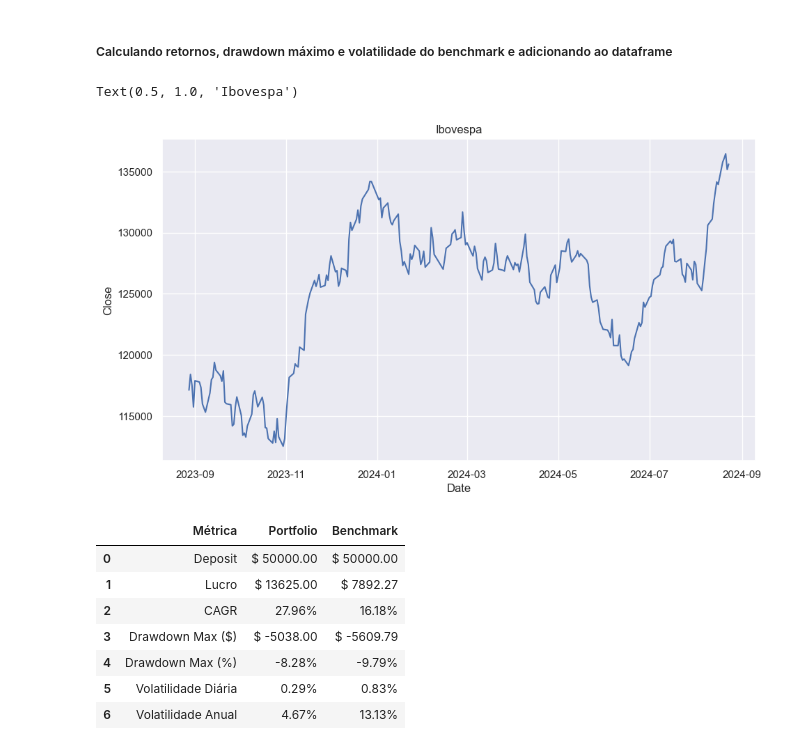
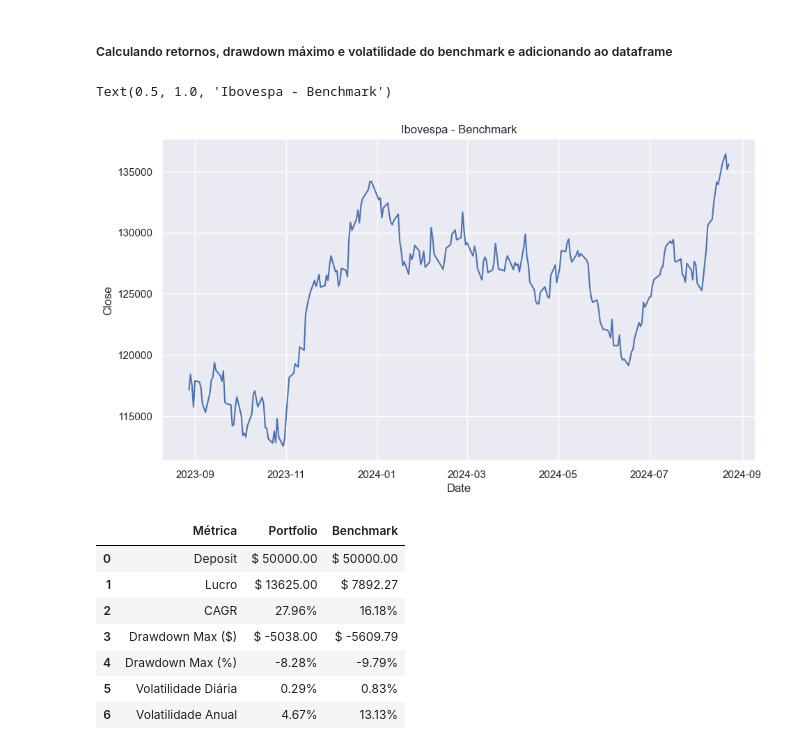
Before and after one commit to davimmoraes/algorithmic-portfolio-live-trading-analysis, a Jupyter notebook: live-trading-portfolio-analysis_PT-BR.ipynb, the cells around one changed output. Cells and saved outputs as stored; diff of their text form; code cells hidden in the pictures.

```diff
--- a/live-trading-portfolio-analysis_PT-BR.ipynb
+++ b/live-trading-portfolio-analysis_PT-BR.ipynb
@@ -237,36 +237,36 @@ drawdown_maximo_percentual_benchmark = (drawdown_maximo_financeiro_benchmark / m
 retornos_diarios_benchmark = close_prices_normalized_benchmark.pct_change().dropna()
 
 # Calcular a volatilidade
 volatilidade_diaria_benchmark = retornos_diarios_benchmark.std() * 100
 
 # Calcular a volatilidade anualizada
 dias_de_negociacao_por_ano = 252
 volatilidade_anualizada_benchmark = volatilidade_diaria_benchmark * np.sqrt(dias_de_negociacao_por_ano)
 
 # Calcular lucro do buy and hold teórico no benchmark
 lucro_benchmark = retorno_absoluto_total_benchmark*initial_deposit
 valor_final_benchmark = initial_deposit + lucro_benchmark
 num_anos = (df['Time'].max() - df['Time'].min()).days / 365.25
 cagr_benchmark= (valor_final_benchmark / initial_deposit) ** (1 / num_anos) - 1
 cagr_benchmark *= 100
 
 # Adicionar nova coluna ao dataframe de métricas para o benchmark
 df_metricas['Benchmark'] = [
     f'$ {initial_deposit:.2f}',
     f'$ {lucro_benchmark:.2f}',
     f'{cagr_benchmark:.2f}%',
     f"$ {drawdown_maximo_financeiro_benchmark:.2f}",
     f"{drawdown_maximo_percentual_benchmark:.2f}%",
     f"{volatilidade_diaria_benchmark:.2f}%",
     f"{volatilidade_anualizada_benchmark:.2f}%",
 ]
 
 plt.figure(figsize=(11, 6))
 sns.lineplot(close_prices_benchmark)
-plt.title('Ibovespa')
+plt.title('Ibovespa - Benchmark')
 # %% [output]
-Text(0.5, 1.0, 'Ibovespa')
+Text(0.5, 1.0, 'Ibovespa - Benchmark')
-[figure, old version]
+[figure, new version]
 # %%
 df_metricas
 # %% [output]
```
Also changed, not shown: parts of 6 cells of this notebook.
